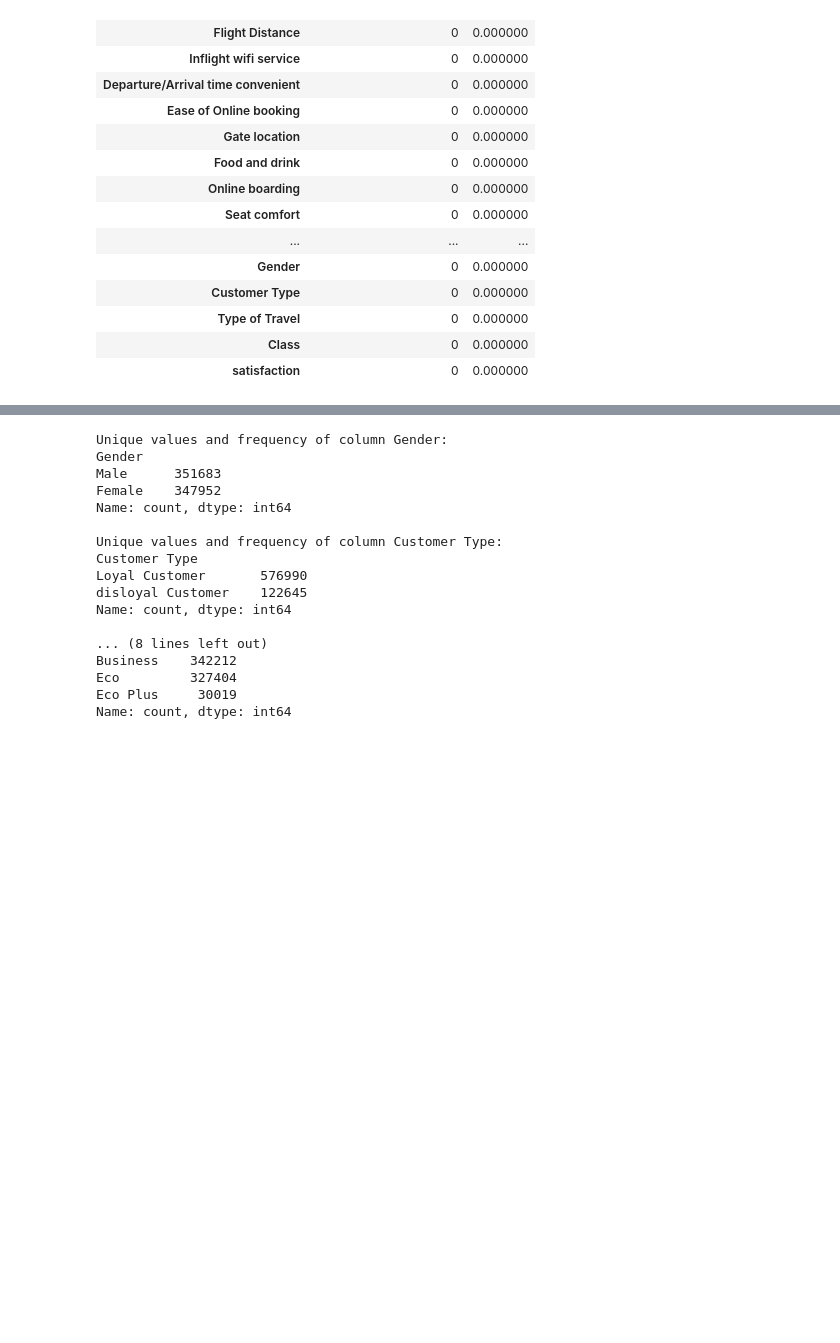
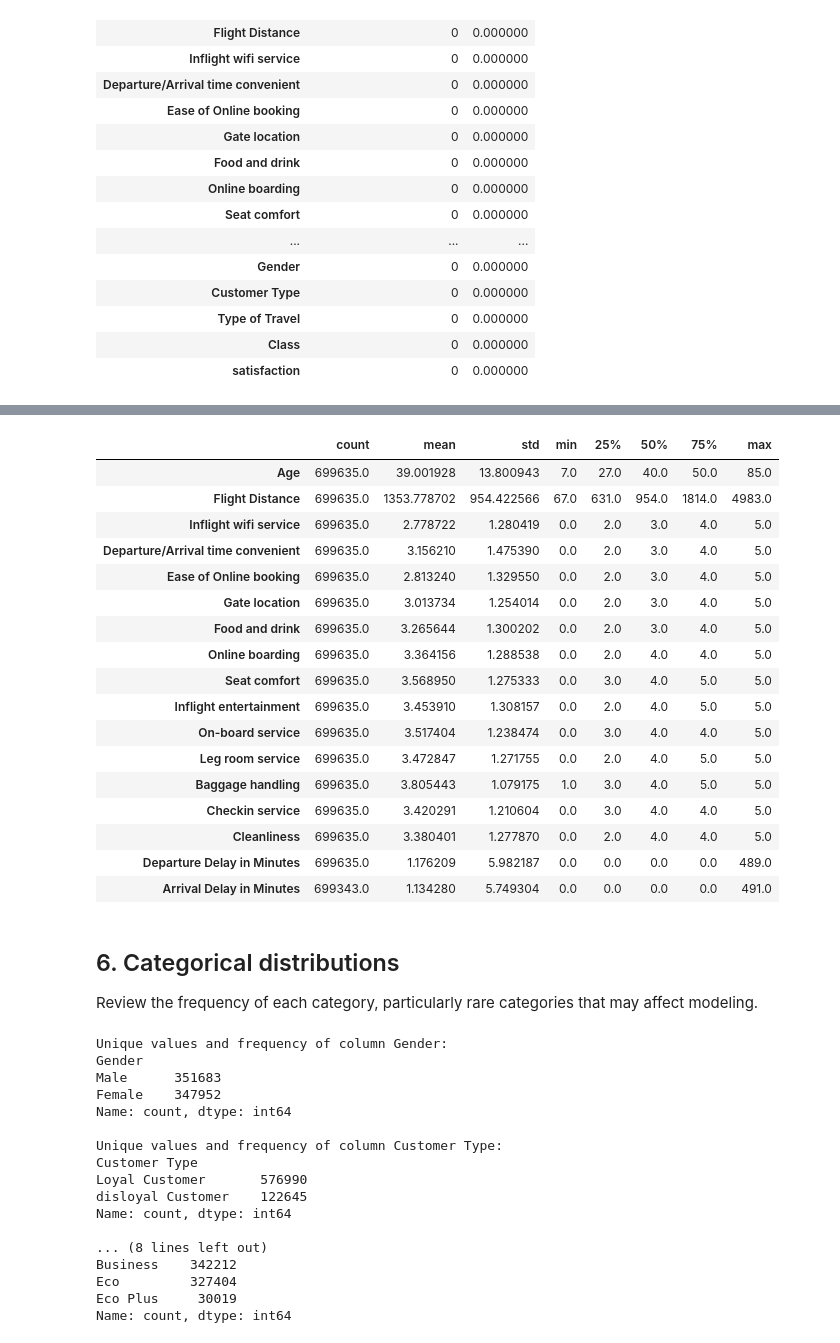
Before and after one commit to nachospreafico/airline-satisfaction, a Jupyter notebook: notebooks/01_eda.ipynb, the cells around one changed output, grey strips where cells are left out. Cells and saved outputs as stored; diff of their text form; code cells hidden in the pictures; blank space fills up the shorter version.

```diff
--- a/notebooks/01_eda.ipynb
+++ b/notebooks/01_eda.ipynb
@@ -99,3 +118,28 @@ df.describe()
+# %%
+df.drop(columns="id").describe().T
+# %% [output]
+|  | count | mean | std | min | 25% | 50% | 75% | max |
+| Age | 699635.0 | 39.001928 | 13.800943 | 7.0 | 27.0 | 40.0 | 50.0 | 85.0 |
+| Flight Distance | 699635.0 | 1353.778702 | 954.422566 | 67.0 | 631.0 | 954.0 | 1814.0 | 4983.0 |
+| Inflight wifi service | 699635.0 | 2.778722 | 1.280419 | 0.0 | 2.0 | 3.0 | 4.0 | 5.0 |
+| Departure/Arrival time convenient | 699635.0 | 3.156210 | 1.475390 | 0.0 | 2.0 | 3.0 | 4.0 | 5.0 |
+| Ease of Online booking | 699635.0 | 2.813240 | 1.329550 | 0.0 | 2.0 | 3.0 | 4.0 | 5.0 |
+| Gate location | 699635.0 | 3.013734 | 1.254014 | 0.0 | 2.0 | 3.0 | 4.0 | 5.0 |
+| Food and drink | 699635.0 | 3.265644 | 1.300202 | 0.0 | 2.0 | 3.0 | 4.0 | 5.0 |
+| Online boarding | 699635.0 | 3.364156 | 1.288538 | 0.0 | 2.0 | 4.0 | 4.0 | 5.0 |
+| Seat comfort | 699635.0 | 3.568950 | 1.275333 | 0.0 | 3.0 | 4.0 | 5.0 | 5.0 |
+| Inflight entertainment | 699635.0 | 3.453910 | 1.308157 | 0.0 | 2.0 | 4.0 | 5.0 | 5.0 |
+| On-board service | 699635.0 | 3.517404 | 1.238474 | 0.0 | 3.0 | 4.0 | 4.0 | 5.0 |
+| Leg room service | 699635.0 | 3.472847 | 1.271755 | 0.0 | 2.0 | 4.0 | 5.0 | 5.0 |
+| Baggage handling | 699635.0 | 3.805443 | 1.079175 | 1.0 | 3.0 | 4.0 | 5.0 | 5.0 |
+| Checkin service | 699635.0 | 3.420291 | 1.210604 | 0.0 | 3.0 | 4.0 | 4.0 | 5.0 |
+| Cleanliness | 699635.0 | 3.380401 | 1.277870 | 0.0 | 2.0 | 4.0 | 4.0 | 5.0 |
+| Departure Delay in Minutes | 699635.0 | 1.176209 | 5.982187 | 0.0 | 0.0 | 0.0 | 0.0 | 489.0 |
+| Arrival Delay in Minutes | 699343.0 | 1.134280 | 5.749304 | 0.0 | 0.0 | 0.0 | 0.0 | 491.0 |
+# %% [markdown]
+## 6. Categorical distributions
+
+Review the frequency of each category, particularly rare categories that may affect modeling.
 # %%
 # Categorical features: Unique values and frequency counts
 categorical_columns = ["Gender", "Customer Type", "Type of Travel", "Class"]
```
Also changed, not shown: parts of 28 cells of this notebook, 2 other files.
